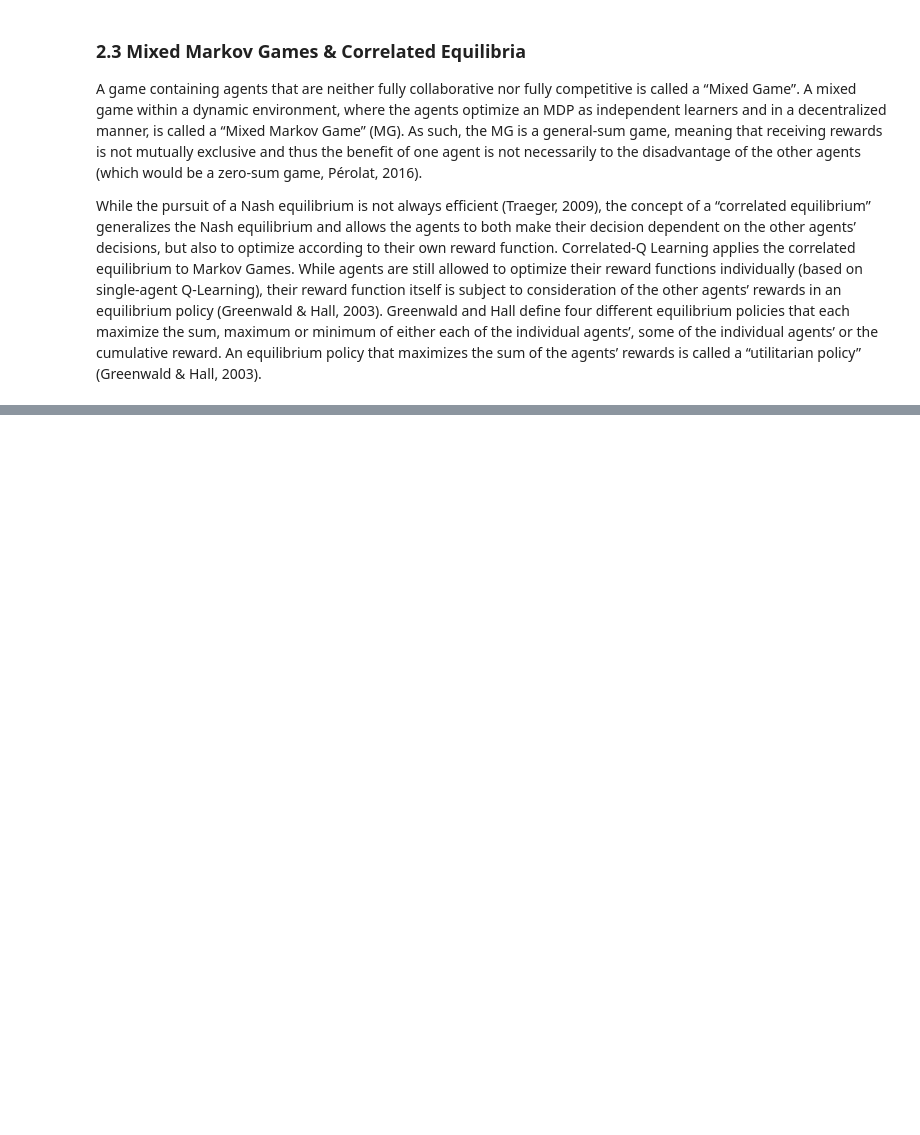
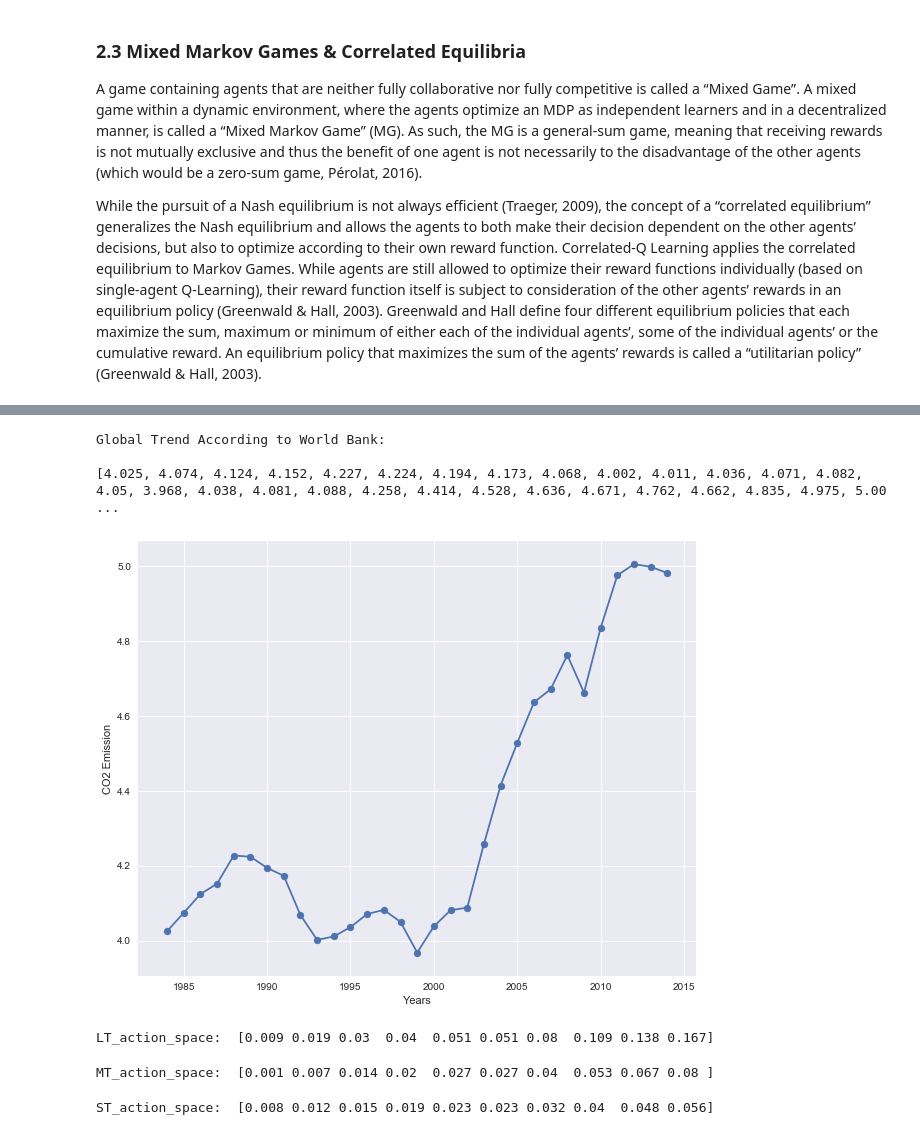
Before and after one commit to RL-carbonfootprint/Reducing-the-Global-Carbon-Footprint-based-on-MARL, a Jupyter notebook: Dynamic_Paper_MARL_&_Global_Carbon_Footprint_School_of_AI_ipynb.ipynb, the cells around one changed output, grey strips where cells are left out. Drawn from its saved outputs; the diff is of its cells as text; code cells hidden in the pictures; blank space fills up the shorter version.

```diff
--- a/Dynamic_Paper_MARL_&_Global_Carbon_Footprint_School_of_AI_ipynb.ipynb
+++ b/Dynamic_Paper_MARL_&_Global_Carbon_Footprint_School_of_AI_ipynb.ipynb
@@ -615,0 +128,13 @@ Bowling, M., & Veloso, M. (2001, August). Rational and convergent learning in st
+# %%
+#importing dependencies
+import numpy as np
+import random
+import pandas as pd
+import matplotlib.pyplot as plt
+plt.style.use('seaborn')
+# %%
+#loading dataFrames
+LT_df = pd.read_csv('LT_db.csv', index_col=0)
+MT_df = pd.read_csv('MT_db.csv', index_col=0)
+ST_df = pd.read_csv('ST_db.csv', index_col=0)
+LT_df.head()
@@ -615,0 +149,17 @@ Bowling, M., & Veloso, M. (2001, August). Rational and convergent learning in st
+# %%
+years_array=np.arange(int(LT_df.columns[0])-1,int(LT_df.columns[-1])+1)
+# %%
+global_trend_Real = [4.025, 4.074, 4.124, 4.152, 4.227, 4.224, 4.194, 4.173, 4.068, 4.002,4.011, 4.036, 4.071, 4.082, 4.05, 3.968, 4.038, 4.081, 4.088, 4.258, 4.414,  4.528, 4.636, 4.671, 4.762, 4.662, 4.835, 4.975, 5.005, 4.998, 4.981]
+print('Global Trend According to World Bank:\n')
+print(global_trend_Real)
+plt.figure(figsize=(10,8))
+plt.plot(years_array,global_trend_Real)
+plt.xlabel('Years')
+plt.ylabel('CO2 Emission')
+plt.scatter(years_array,global_trend_Real)
+plt.show()
+# %% [output]
+Global Trend According to World Bank:
+
+[4.025, 4.074, 4.124, 4.152, 4.227, 4.224, 4.194, 4.173, 4.068, 4.002, 4.011, 4.036, 4.071, 4.082, 4.05, 3.968, 4.038, 4.081, 4.088, 4.258, 4.414, 4.528, 4.636, 4.671, 4.762, 4.662, 4.835, 4.975, 5.00 ...
+[figure, added]
@@ -615,0 +218,48 @@ Bowling, M., & Veloso, M. (2001, August). Rational and convergent learning in st
+# %%
+LT_values = LT_df.values[:-1].T
+Population_LT = LT_df.values[-1]
+
+LT_ravel = LT_values.ravel()
+LT_avg = sum(LT_ravel) / len(LT_ravel)
+
+LT_action_space = np.round(
+    np.concatenate(
+        (np.linspace(min(LT_ravel), LT_avg, size_of_action_space // 2),
+         np.linspace(LT_avg, max(LT_ravel),
+                     size_of_action_space - (size_of_action_space // 2)))), 3)
+print('LT_action_space: ', LT_action_space)
+# %% [output]
+LT_action_space:  [0.009 0.019 0.03  0.04  0.051 0.051 0.08  0.109 0.138 0.167]
+# %%
+MT_values = MT_df.values[:-1].T
+Population_MT = MT_df.values[-1]
+
+MT_ravel = MT_values.ravel()
+MT_avg = sum(MT_ravel) / len(MT_ravel)
+
+MT_action_space = np.round(
+    np.concatenate(
+        (np.linspace(min(MT_ravel), MT_avg, size_of_action_space // 2),
+         np.linspace(MT_avg, max(MT_ravel),
+                     size_of_action_space - (size_of_action_space // 2)))), 3)
+
+print('MT_action_space: ', MT_action_space)
+# %% [output]
+MT_action_space:  [0.001 0.007 0.014 0.02  0.027 0.027 0.04  0.053 0.067 0.08 ]
+# %%
+ST_values = ST_df.values[:-1].T
+Population_ST = ST_df.values[-1]
+Population_array = Population_LT + Population_MT + Population_ST
+
+ST_ravel = ST_values.ravel()
+ST_avg = sum(ST_ravel) / len(ST_ravel)
+
+ST_action_space = np.round(
+    np.concatenate(
+        (np.linspace(min(ST_ravel), ST_avg, size_of_action_space // 2),
+         np.linspace(ST_avg, max(ST_ravel),
+                     size_of_action_space - (size_of_action_space // 2)))), 3)
+
+print('ST_action_space: ', ST_action_space)
+# %% [output]
+ST_action_space:  [0.008 0.012 0.015 0.019 0.023 0.023 0.032 0.04  0.048 0.056]
```
Also changed, not shown: parts of 37 cells of this notebook, 1 other file.
